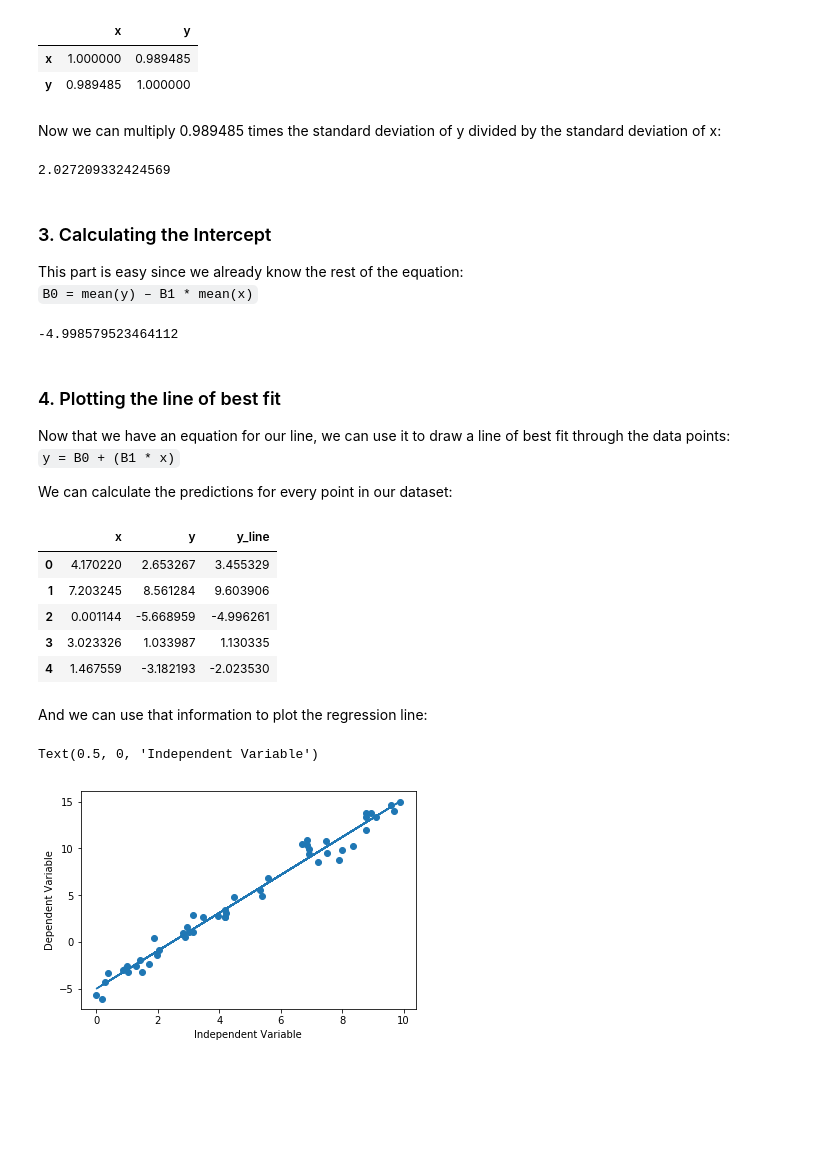
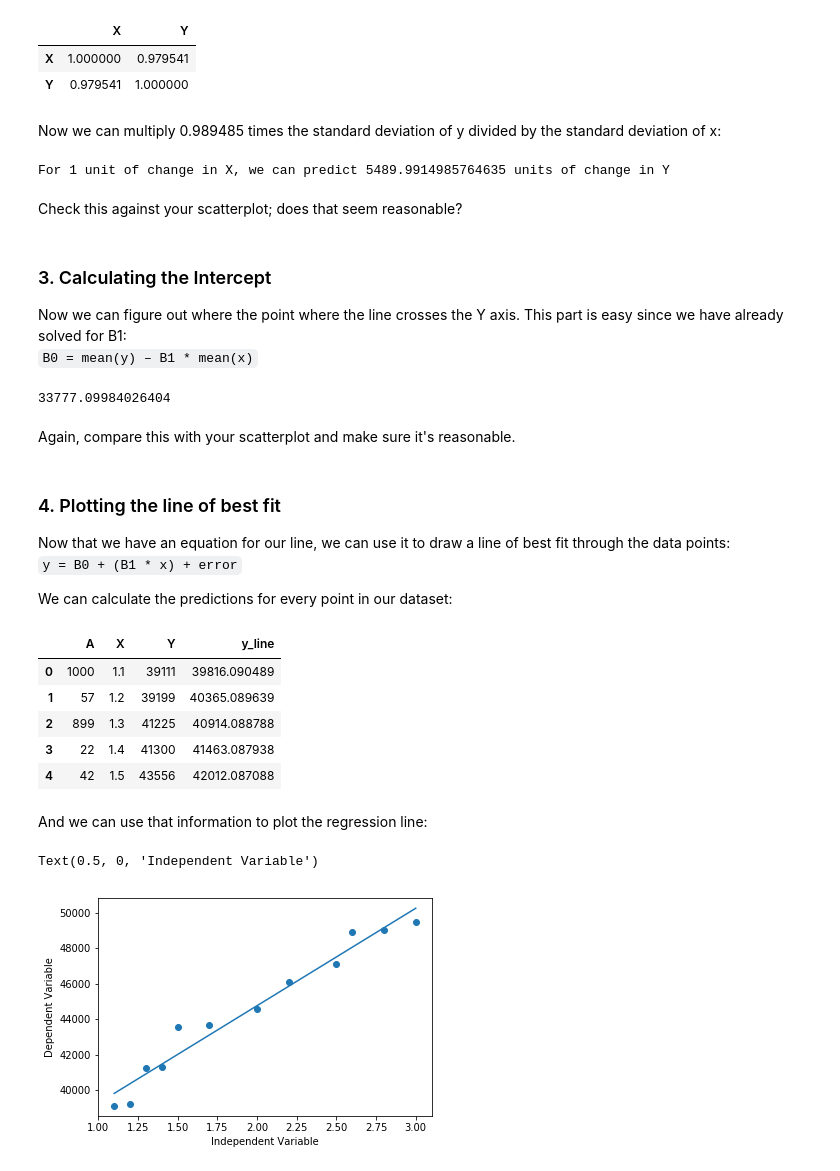
Before and after one commit to summerela/python_data_analysis, a Jupyter notebook: linear_regression/Notebooks/Linear_Regression.ipynb, the cells around one changed output. Saved outputs shown, nothing was run; the diff lists cells and outputs as text; code cells hidden in the pictures; blank space fills up the shorter version.

```diff
--- a/linear_regression/Notebooks/Linear_Regression.ipynb
+++ b/linear_regression/Notebooks/Linear_Regression.ipynb
@@ -67,0 +60,11 @@ As always, don't worry. I'm going to walk you through the logic step by step, bu
+# %%
+import pandas as pd
+import numpy as np
+import matplotlib.pyplot as plt
+from numpy import random
+
+A = [1000, 57, 899, 22, 42, 55, 80, 46112, 3, 222, 563, 7]
+X = [1.1, 1.2, 1.3, 1.4, 1.5, 1.7, 2.0, 2.2, 2.5, 2.6, 2.8, 3.0]
+Y = [39111, 39199, 41225, 41300, 43556, 43677, 44557, 46112, 47118, 48888, 48999, 49500]
+
+df = pd.DataFrame(zip(A, X, Y), columns=["A", "X", "Y"])
@@ -87,51 +128,55 @@ We'll start by getting the correlation coefficient (R^2) between x and y:
 # %%
-r_sq = df.corr()
+r_sq = df[["X", "Y"]].corr()
 r_sq
 # %% [output]
-|  | x | y |
-| x | 1.000000 | 0.989485 |
-| y | 0.989485 | 1.000000 |
+|  | X | Y |
+| X | 1.000000 | 0.979541 |
+| Y | 0.979541 | 1.000000 |
 # %% [markdown]
 Now we can multiply 0.989485 times the standard deviation of y divided by the standard deviation of x:
 # %%
-B1 = 0.989485 * (np.std(df.y)/np.std(df.x))
+B1 = 0.979541 * (np.std(df.Y)/np.std(df.X))
-# %%
-B1
-# %% [output]
-2.027209332424569
+# %%
+print("For 1 unit of change in X, we can predict {} units of change in Y".format(B1))
+# %% [output]
+For 1 unit of change in X, we can predict 5489.9914985764635 units of change in Y
+# %% [markdown]
+Check this against your scatterplot; does that seem reasonable?
 # %% [markdown]
 ### 3. Calculating the Intercept
-This part is easy since we already know the rest of the equation:
+Now we can figure out where the point where the line crosses the Y axis. This part is easy since we have already solved for B1:
     `B0 = mean(y) – B1 * mean(x)`
 # %%
-B0 = df.y.mean() - (B1 * df.x.mean())
+B0 = df.Y.mean() - (B1 * df.X.mean())
 B0
 # %% [output]
--4.998579523464112
+33777.09984026404
+# %% [markdown]
+Again, compare this with your scatterplot and make sure it's reasonable.
 # %% [markdown]
 ### 4. Plotting the line of best fit
 Now that we have an equation for our line, we can use it to draw a line of best fit through the data points:
-`y = B0 + (B1 * x)`
+`y = B0 + (B1 * x) + error`
 
 We can calculate the predictions for every point in our dataset:
 # %%
-df["y_line"] = B0 + (B1 * df.x)
+df["y_line"] = B0 + (B1 * df.X)
 # %%
 df.head()
 # %% [output]
-|  | x | y | y_line |
-| 0 | 4.170220 | 2.653267 | 3.455329 |
-| 1 | 7.203245 | 8.561284 | 9.603906 |
-| 2 | 0.001144 | -5.668959 | -4.996261 |
-| 3 | 3.023326 | 1.033987 | 1.130335 |
-| 4 | 1.467559 | -3.182193 | -2.023530 |
+|  | A | X | Y | y_line |
+| 0 | 1000 | 1.1 | 39111 | 39816.090489 |
+| 1 | 57 | 1.2 | 39199 | 40365.089639 |
+| 2 | 899 | 1.3 | 41225 | 40914.088788 |
+| 3 | 22 | 1.4 | 41300 | 41463.087938 |
+| 4 | 42 | 1.5 | 43556 | 42012.087088 |
 # %% [markdown]
 And we can use that information to plot the regression line:
 # %%
-plt.scatter(df.x,df.y) # create the main scatter plot
-plt.plot(df.x, df.y_line) # plot the regression line
+plt.scatter(df.X,df.Y) # create the main scatter plot
+plt.plot(df.X, df.y_line) # plot the regression line
 plt.ylabel("Dependent Variable")
 plt.xlabel("Independent Variable")
 # %% [output]
 Text(0.5, 0, 'Independent Variable')
-[figure, old version]
+[figure, new version]
```
Also changed, not shown: parts of 14 cells of this notebook, 4 other files.
